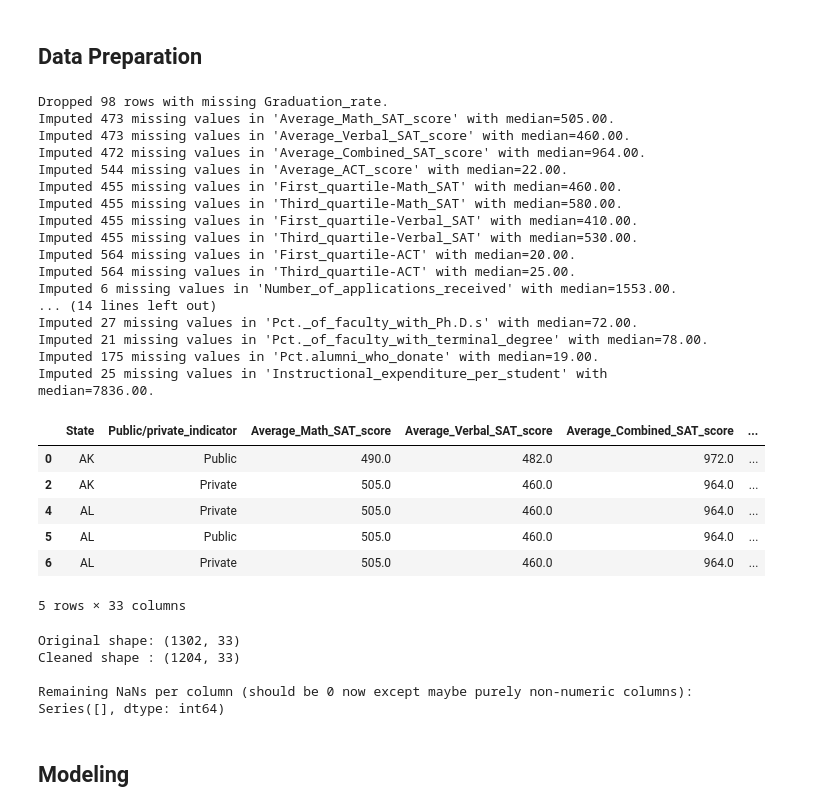
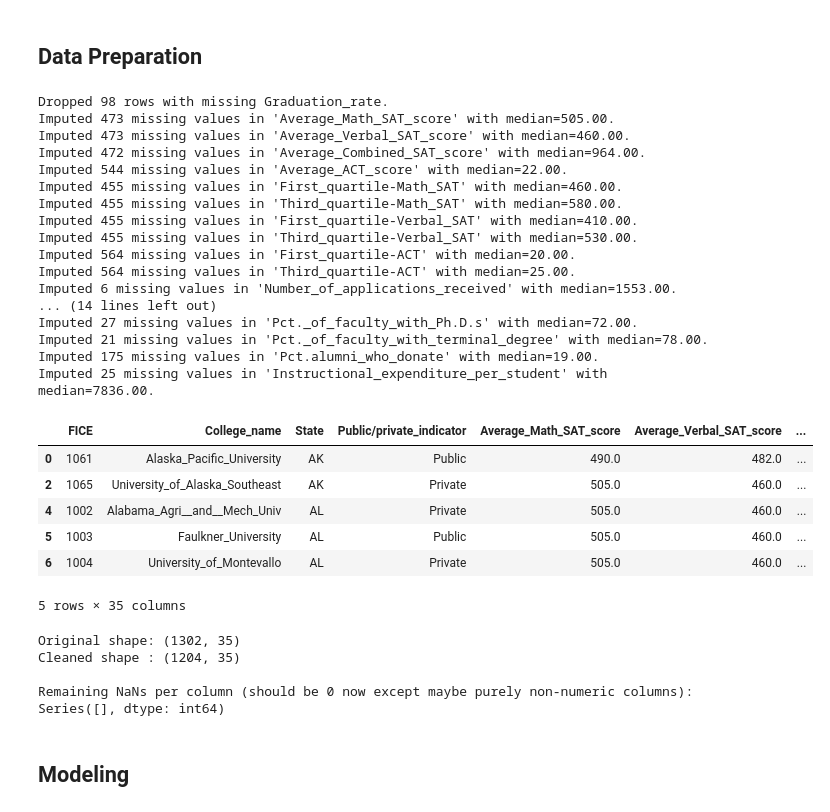
Before and after one commit to DanielaKokoneshi/BI2025_gr059_12535764_11737582, a Jupyter notebook: Cyclists_251201.ipynb, the cells around one changed output. Drawn from its saved outputs; the diff is of its cells as text; code cells hidden in the pictures.

```diff
--- a/Cyclists_251201.ipynb
+++ b/Cyclists_251201.ipynb
@@ -1167,8 +1162,8 @@ left out in the end:
 phase many outliers were identifyed. Particularly in Number_of_fulltime_undergraduates (124 outliers),
 Number_of_applications_received (121 outliers),Number_of_applicants_accepted (105 outliers),
 and cost-related variables. After analysing these outliers through scatterplots by insitution type we
-drew the conlusion that these outliners actually represent large public universities or
-very selective private colleges. By removing them we would also remove meaningful variation between colleges.
+drew the conlusion that these outliners actually represent large public universities. By removing them we would also
+remove meaningful variation between colleges.
 
 - Feature scaling: It is another processes  that was evaluated not to be done in pre-processing
  instead it will be done in the modeling phase. This is done because only some regression algorithms
@@ -1231,42 +1226,42 @@ dp_entities = [
     ':dp_derived_attributes rdf:type prov:Entity .',
     ':dp_derived_attributes prov:wasGeneratedBy :document_data_preparation .',
     ':dp_derived_attributes rdfs:label "3c Potential derived attributes" .',
     f':dp_derived_attributes rdfs:comment """{dp_derived_attributes_comment}""" .',
 
     # 3d – external data sources
     ':dp_external_sources rdf:type prov:Entity .',
     ':dp_external_sources prov:wasGeneratedBy :document_data_preparation .',
     ':dp_external_sources rdfs:label "3d Potential external data sources" .',
     f':dp_external_sources rdfs:comment """{dp_external_sources_comment}""" .',
 ]
 engine.insert(dp_entities, prefixes=prefixes)
 # %% [output]
 Dropped 98 rows with missing Graduation_rate.
 Imputed 473 missing values in 'Average_Math_SAT_score' with median=505.00.
 Imputed 473 missing values in 'Average_Verbal_SAT_score' with median=460.00.
 Imputed 472 missing values in 'Average_Combined_SAT_score' with median=964.00.
 Imputed 544 missing values in 'Average_ACT_score' with median=22.00.
 Imputed 455 missing values in 'First_quartile-Math_SAT' with median=460.00.
 Imputed 455 missing values in 'Third_quartile-Math_SAT' with median=580.00.
 Imputed 455 missing values in 'First_quartile-Verbal_SAT' with median=410.00.
 Imputed 455 missing values in 'Third_quartile-Verbal_SAT' with median=530.00.
 Imputed 564 missing values in 'First_quartile-ACT' with median=20.00.
 Imputed 564 missing values in 'Third_quartile-ACT' with median=25.00.
 Imputed 6 missing values in 'Number_of_applications_received' with median=1553.00.
 ... (14 lines left out)
 Imputed 27 missing values in 'Pct._of_faculty_with_Ph.D.s' with median=72.00.
 Imputed 21 missing values in 'Pct._of_faculty_with_terminal_degree' with median=78.00.
 Imputed 175 missing values in 'Pct.alumni_who_donate' with median=19.00.
 Imputed 25 missing values in 'Instructional_expenditure_per_student' with median=7836.00.
-|  | State | Public/private_indicator | Average_Math_SAT_score | Average_Verbal_SAT_score | Average_Combined_SAT_score | ... |
-| 0 | AK | Public | 490.0 | 482.0 | 972.0 | ... |
-| 2 | AK | Private | 505.0 | 460.0 | 964.0 | ... |
-| 4 | AL | Private | 505.0 | 460.0 | 964.0 | ... |
-| 5 | AL | Public | 505.0 | 460.0 | 964.0 | ... |
-| 6 | AL | Private | 505.0 | 460.0 | 964.0 | ... |
+|  | FICE | College_name | State | Public/private_indicator | Average_Math_SAT_score | Average_Verbal_SAT_score | ... |
+| 0 | 1061 | Alaska_Pacific_University | AK | Public | 490.0 | 482.0 | ... |
+| 2 | 1065 | University_of_Alaska_Southeast | AK | Private | 505.0 | 460.0 | ... |
+| 4 | 1002 | Alabama_Agri__and__Mech_Univ | AL | Private | 505.0 | 460.0 | ... |
+| 5 | 1003 | Faulkner_University | AL | Public | 505.0 | 460.0 | ... |
+| 6 | 1004 | University_of_Montevallo | AL | Private | 505.0 | 460.0 | ... |
-5 rows × 33 columns
+5 rows × 35 columns
-Original shape: (1302, 33)
-Cleaned shape : (1204, 33)
+Original shape: (1302, 35)
+Cleaned shape : (1204, 35)
 
 Remaining NaNs per column (should be 0 now except maybe purely non-numeric columns):
 Series([], dtype: int64)
```
Also changed, not shown: parts of 11 cells of this notebook.
